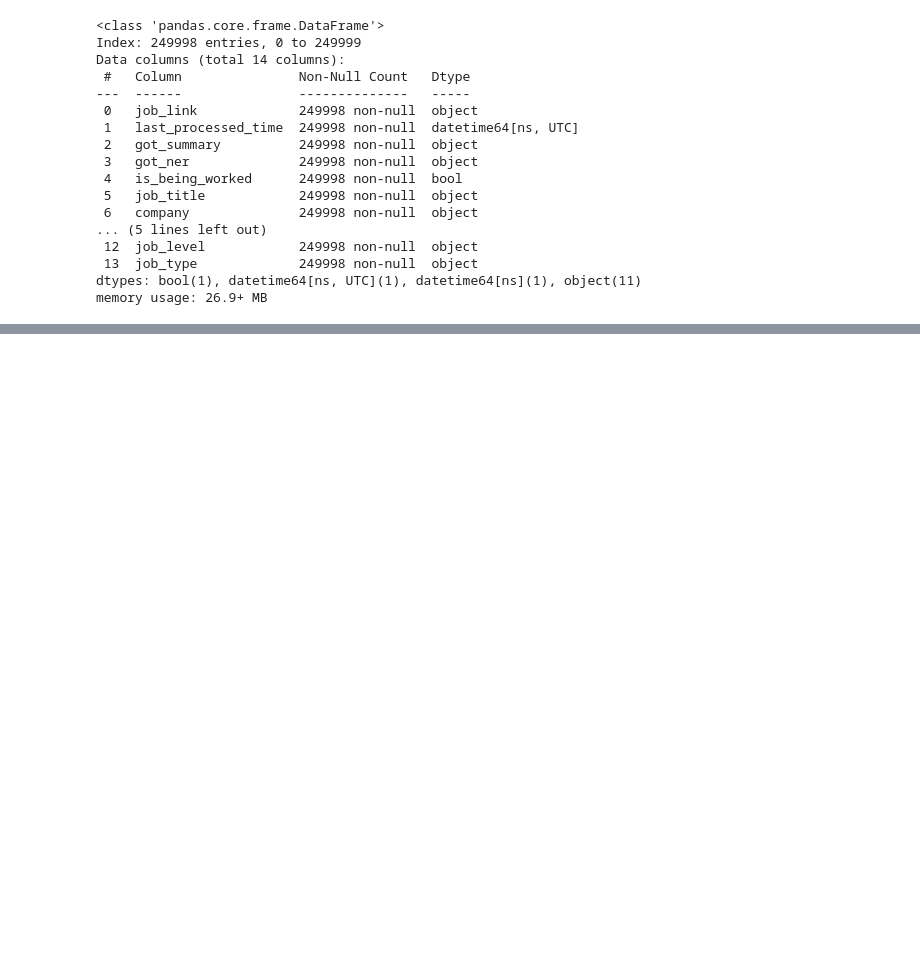
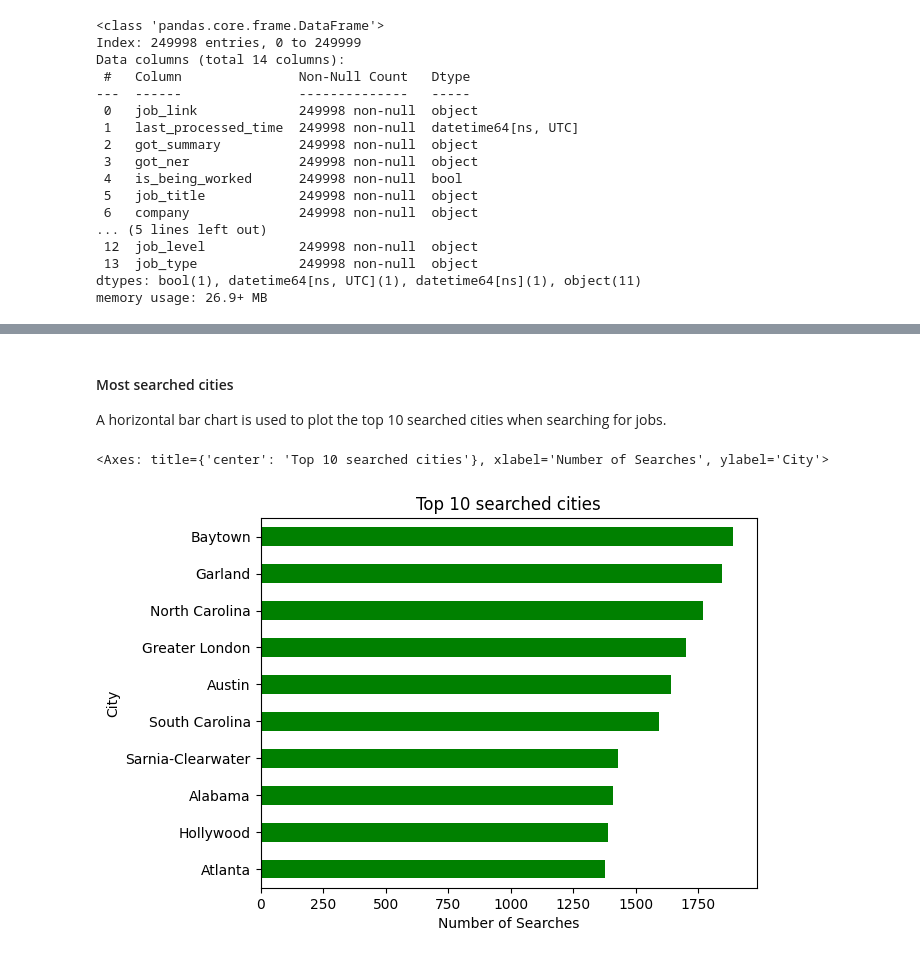
Before and after one commit to YaserKhy/Data-Analysis-Project-T5, a Jupyter notebook: Data Analysis Project.ipynb, the cells around one changed output, grey strips where cells are left out. Cells and saved outputs as stored; diff of their text form; code cells hidden in the pictures; blank space fills up the shorter version.

```diff
--- a/Data Analysis Project.ipynb
+++ b/Data Analysis Project.ipynb
@@ -298,0 +322,16 @@ memory usage: 26.9+ MB
+# %% [markdown]
+#### Most searched cities
+A horizontal bar chart is used to plot the top 10 searched cities when searching for jobs.
+# %%
+df['search_city'].value_counts()
+df['search_city'].value_counts().head(10).sort_values().plot(
+    kind='barh',
+    xlabel='Number of Searches',
+    ylabel='City',
+    title='Top 10 searched cities',
+    color='green',
+    yticks=[tick for tick in range(200,2000,200)]
+)
+# %% [output]
+<Axes: title={'center': 'Top 10 searched cities'}, xlabel='Number of Searches', ylabel='City'>
+[figure, added]
```
Also changed, not shown: parts of 13 cells of this notebook.
